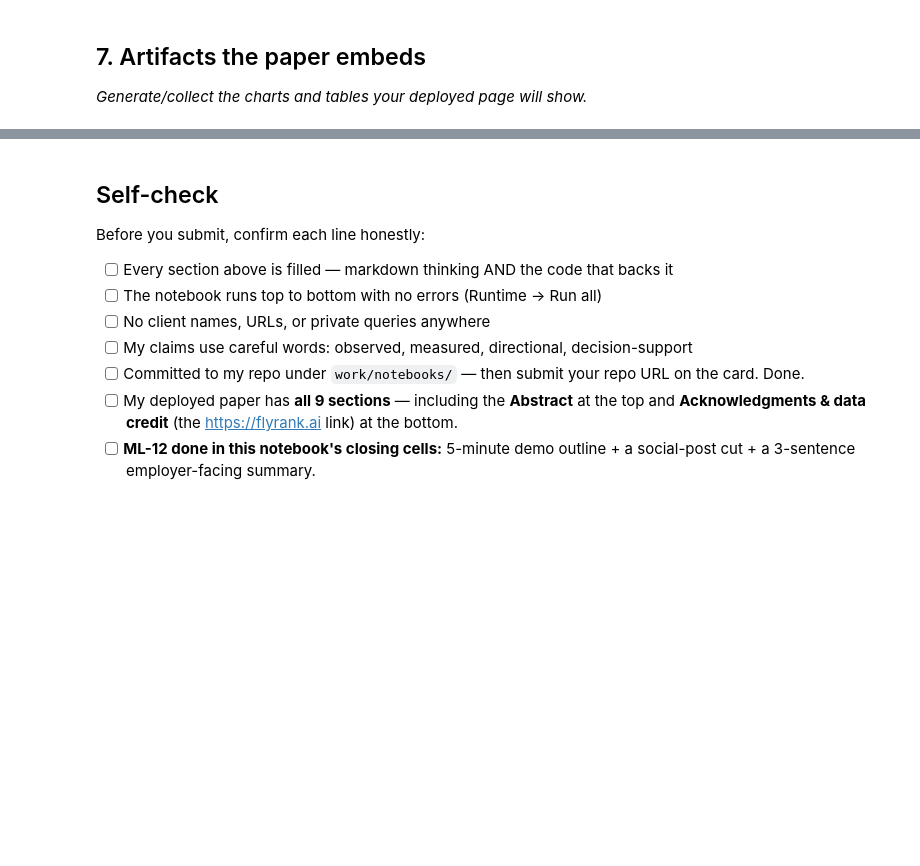
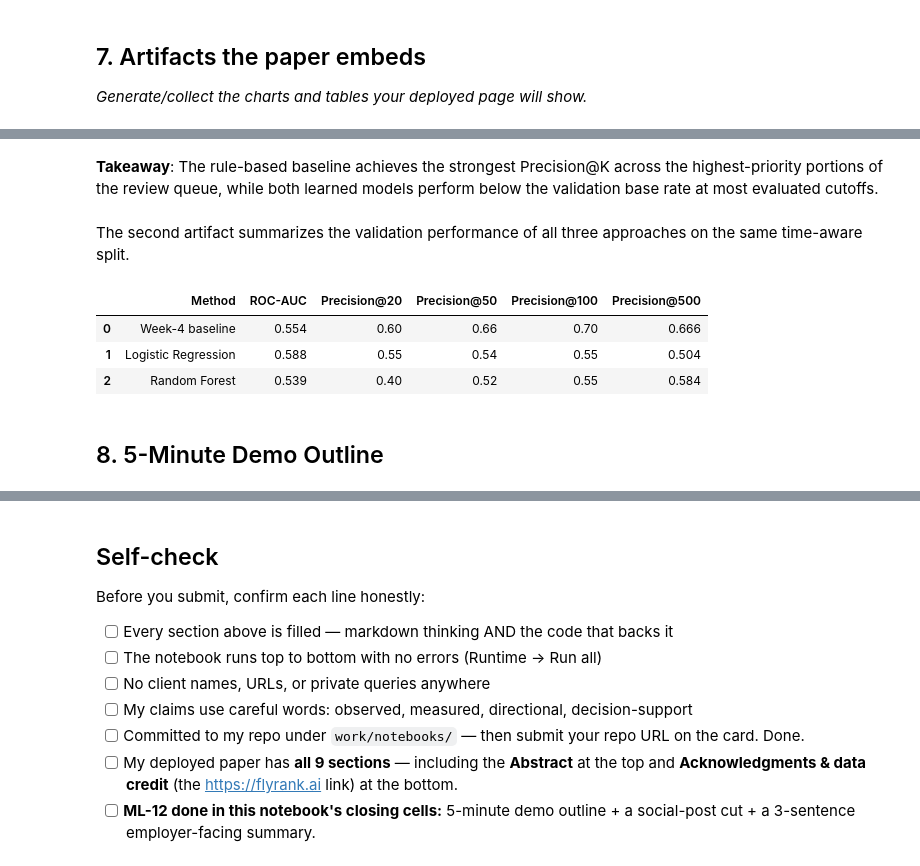
Before and after one commit to eminamandzukic/FlyRank_starter, a Jupyter notebook: work/notebooks/capstone.ipynb, the cells around one changed output, grey strips where cells are left out. Saved outputs shown, nothing was run; the diff lists cells and outputs as text; code cells hidden in the pictures; blank space fills up the shorter version.

```diff
--- a/work/notebooks/capstone.ipynb
+++ b/work/notebooks/capstone.ipynb
@@ -36,0 +363,21 @@ This skeleton is yours to fill. Work the sections **in order** — each one has
+# %% [markdown]
+**Takeaway**: The rule-based baseline achieves the strongest Precision@K across the highest-priority portions of the review queue, while both learned models perform below the validation base rate at most evaluated cutoffs.
+# %% [markdown]
+The second artifact summarizes the validation performance of all three approaches on the same time-aware split.
+# %%
+paper_results_table = results.copy()
+
+paper_results_table["ROC-AUC"] = paper_results_table["ROC-AUC"].round(3)
+paper_results_table["Precision@20"] = paper_results_table["Precision@20"].round(3)
+paper_results_table["Precision@50"] = paper_results_table["Precision@50"].round(3)
+paper_results_table["Precision@100"] = paper_results_table["Precision@100"].round(3)
+paper_results_table["Precision@500"] = paper_results_table["Precision@500"].round(3)
+
+paper_results_table
+# %% [output]
+|  | Method | ROC-AUC | Precision@20 | Precision@50 | Precision@100 | Precision@500 |
+| 0 | Week-4 baseline | 0.554 | 0.60 | 0.66 | 0.70 | 0.666 |
+| 1 | Logistic Regression | 0.588 | 0.55 | 0.54 | 0.55 | 0.504 |
+| 2 | Random Forest | 0.539 | 0.40 | 0.52 | 0.55 | 0.584 |
+# %% [markdown]
+## 8. 5-Minute Demo Outline
```
Also changed, not shown: parts of 17 cells of this notebook, 1 other file.
